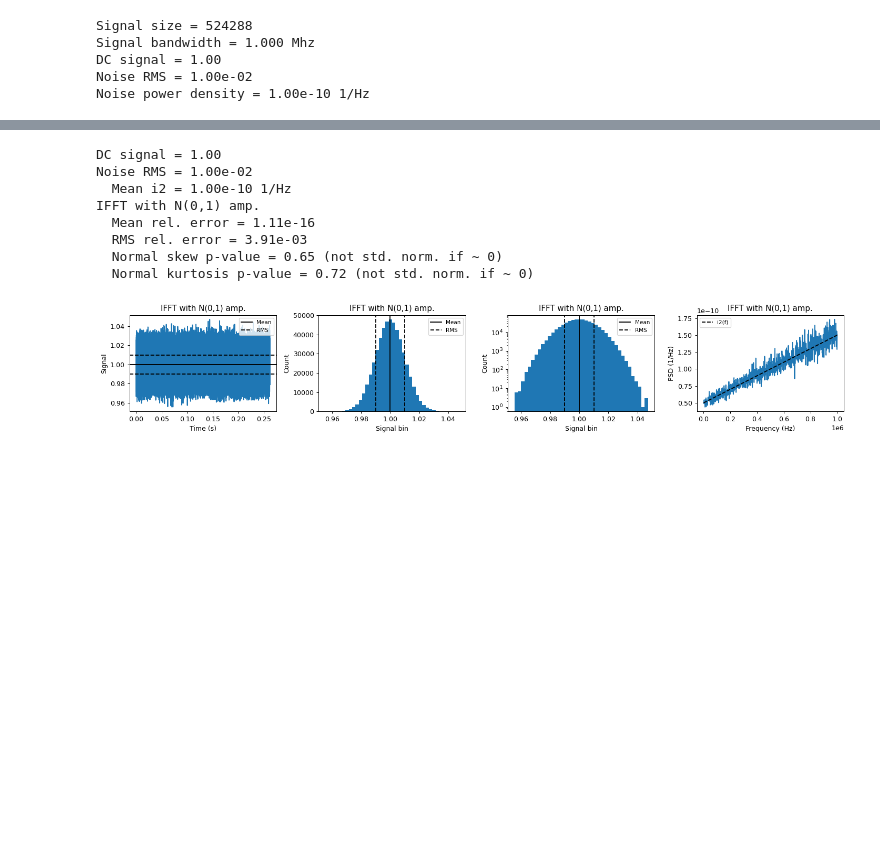
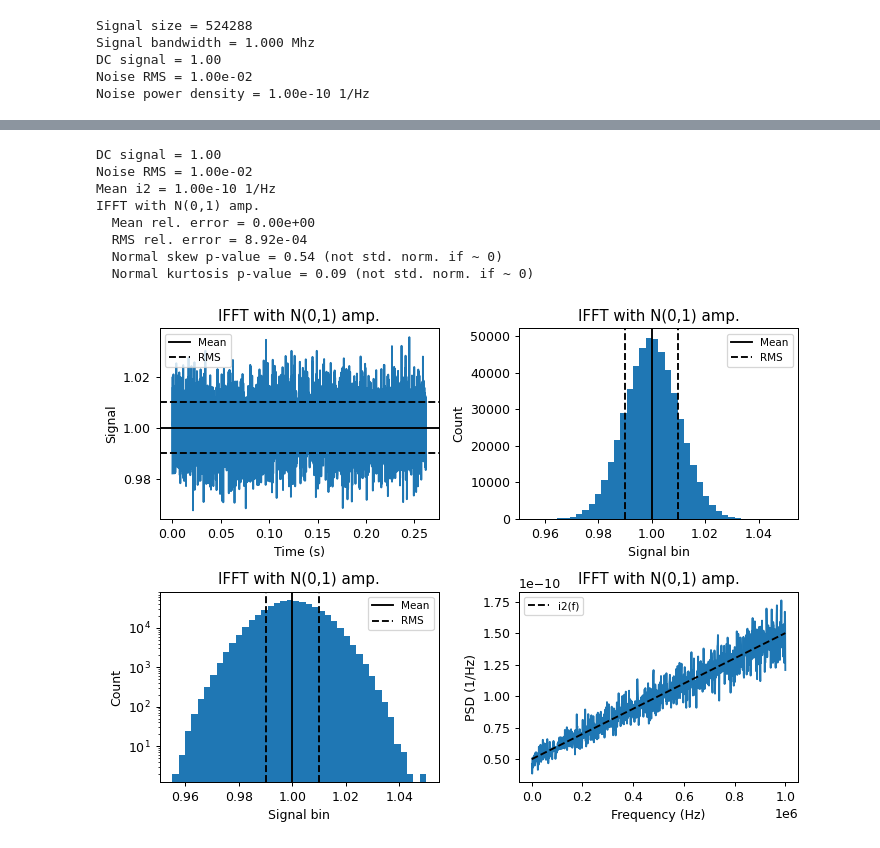
Before and after one commit to drsmith48/w7x-bes-design, a Jupyter notebook: signal_plots.ipynb, the cells around one changed output, grey strips where cells are left out. Cells and saved outputs as stored; diff of their text form; code cells hidden in the pictures; blank space fills up the shorter version.

```diff
--- a/signal_plots.ipynb
+++ b/signal_plots.ipynb
@@ -101,7 +101,7 @@ for signal, name in zip([signal_1, signal_2], [s1_name, s2_name]):
     print(f'  i2 rel. error = {i2_rel_error:.3e}')
 
     plt.sca(axes.flat[iax])
-    plt.plot(time_array, signal)
+    plt.plot(time_array[::100], signal[::100])
     plt.title(name)
     plt.xlabel('Time (s)')
     plt.ylabel('Signal')
@@ -167,7 +167,7 @@ print(f'Noise RMS = {I_rms:.2e}')
 
 i2_f_rel = np.linspace(1,3,nfreqs_full)
 i2_mean = I_rms**2 / bw
-print(f'  Mean i2 = {i2_mean:.2e} 1/Hz')
+print(f'Mean i2 = {i2_mean:.2e} 1/Hz')
 i2_f = i2_mean * i2_f_rel / np.mean(i2_f_rel)
 
 # signal 3 from fourier comp and ifft
@@ -179,7 +179,7 @@ phases[0] = 0
 fourier_comp = amplitudes * np.exp(1.j * phases)
 signal_3 = np.real( scipy.fft.irfft(fourier_comp) )
 
-ncols, nrows = 4, 1
+ncols, nrows = 2,2
 fig, axes = plt.subplots(ncols=ncols, nrows=nrows, figsize=(ncols*4, nrows*3))
 iax = 0
 for signal, name in zip([signal_3], [s3_name]):
@@ -202,7 +202,7 @@ for signal, name in zip([signal_3], [s3_name]):
     psd_mean = np.mean(psd, axis=1)
 
     plt.sca(axes.flat[iax])
-    plt.plot(time_array, signal)
+    plt.plot(time_array[::100], signal[::100])
     plt.title(name)
     plt.xlabel('Time (s)')
     plt.ylabel('Signal')
@@ -224,39 +224,39 @@ for signal, name in zip([signal_3], [s3_name]):
     iax += 1
 
     plt.sca(axes.flat[iax])
     plt.hist(signal, bins=40, log=True)
     plt.title(name)
     plt.xlabel('Signal bin')
     plt.ylabel('Count')
     plt.axvline(mean, c='k', ls='-', label='Mean')
     plt.axvline(mean-rms, c='k', ls='--', label='RMS')
     plt.axvline(mean+rms, c='k', ls='--')
     plt.legend(fontsize='small')
     iax += 1
 
     plt.sca(axes.flat[iax])
     plt.plot(freqs[1:], psd_mean[1:])
     plt.plot(freqs_full, i2_f,
         c='k', ls='--', label='i2(f)')
     plt.title(name)
     plt.xlabel('Frequency (Hz)')
     plt.ylabel('PSD (1/Hz)')
     # plt.ylim(i2_f.mean()*1e-2,i2_f.mean()*1e1)
     # plt.xlim(freqs[1], bw)
     plt.legend(fontsize='small')
     iax += 1
 
 plt.tight_layout()
 # %% [output]
 DC signal = 1.00
 Noise RMS = 1.00e-02
-  Mean i2 = 1.00e-10 1/Hz
+Mean i2 = 1.00e-10 1/Hz
 IFFT with N(0,1) amp.
-  Mean rel. error = 1.11e-16
-  RMS rel. error = 3.91e-03
-  Normal skew p-value = 0.65 (not std. norm. if ~ 0)
-  Normal kurtosis p-value = 0.72 (not std. norm. if ~ 0)
+  Mean rel. error = 0.00e+00
+  RMS rel. error = 8.92e-04
+  Normal skew p-value = 0.54 (not std. norm. if ~ 0)
+  Normal kurtosis p-value = 0.09 (not std. norm. if ~ 0)
-[figure, old version]
+[figure, new version]
 # %%
 I_dc = 1.0
 I_rms = 1e-2 * I_dc
```
Also changed, not shown: parts of 2 cells of this notebook, 1 other file.
